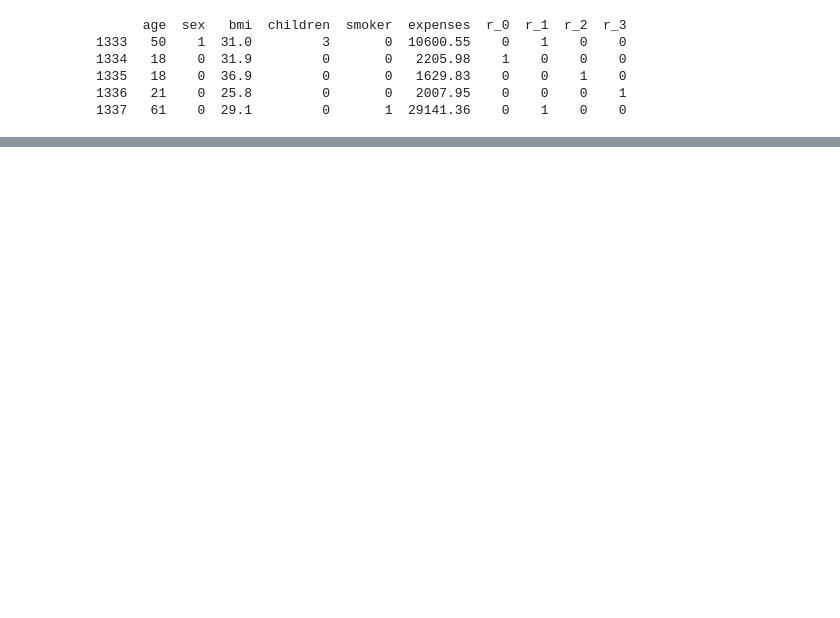
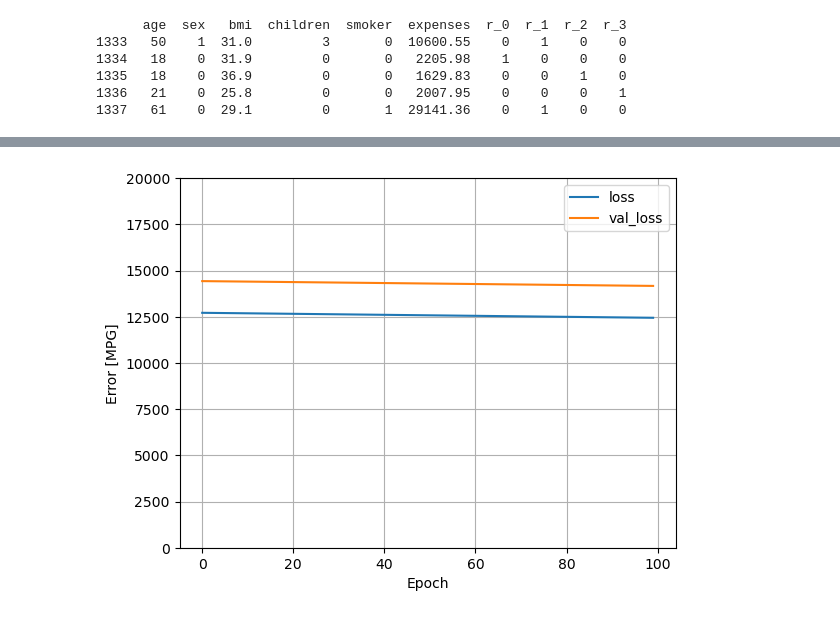
Before and after one commit to gdc-fcc/ols-health, a Jupyter notebook: nn.ipynb, the cells around one changed output, grey strips where cells are left out. Saved outputs shown, nothing was run; the diff lists cells and outputs as text; code cells hidden in the pictures; blank space fills up the shorter version.

Commit message:
train model with sufficient accuracy

```diff
--- a/nn.ipynb
+++ b/nn.ipynb
@@ -33,0 +44,11 @@ print(dataset.tail())
+# %%
+age = np.array(train_features['age'])
+age_normalizer = layers.Normalization(input_shape=[1,], axis=None)
+age_normalizer.adapt(age)
+
+age_model = tf.keras.Sequential([
+    age_normalizer,
+    layers.Dense(units = 1)
+])
+
+age_model.summary()
@@ -33,0 +70,14 @@ print(dataset.tail())
+# %%
+age_model.compile(
+    optimizer=tf.optimizers.Adam(learning_rate=0.1),
+    loss='mean_absolute_error'
+)
+# %%
+history = age_model.fit(
+    train_features['age'],
+    train_labels,
+    epochs=100,
+    # Suppress logging.
+    verbose=0,
+    # Calculate validation results on 20% of the training data.
+    validation_split = 0.2)
@@ -33,0 +95,13 @@ print(dataset.tail())
+# %%
+def plot_loss(history):
+  plt.plot(history.history['loss'], label='loss')
+  plt.plot(history.history['val_loss'], label='val_loss')
+  plt.ylim([0, 20000])
+  plt.xlabel('Epoch')
+  plt.ylabel('Error [MPG]')
+  plt.legend()
+  plt.grid(True)
+
+plot_loss(history)
+# %% [output]
+[figure, added]
```
Also changed, not shown: parts of 10 cells of this notebook.
